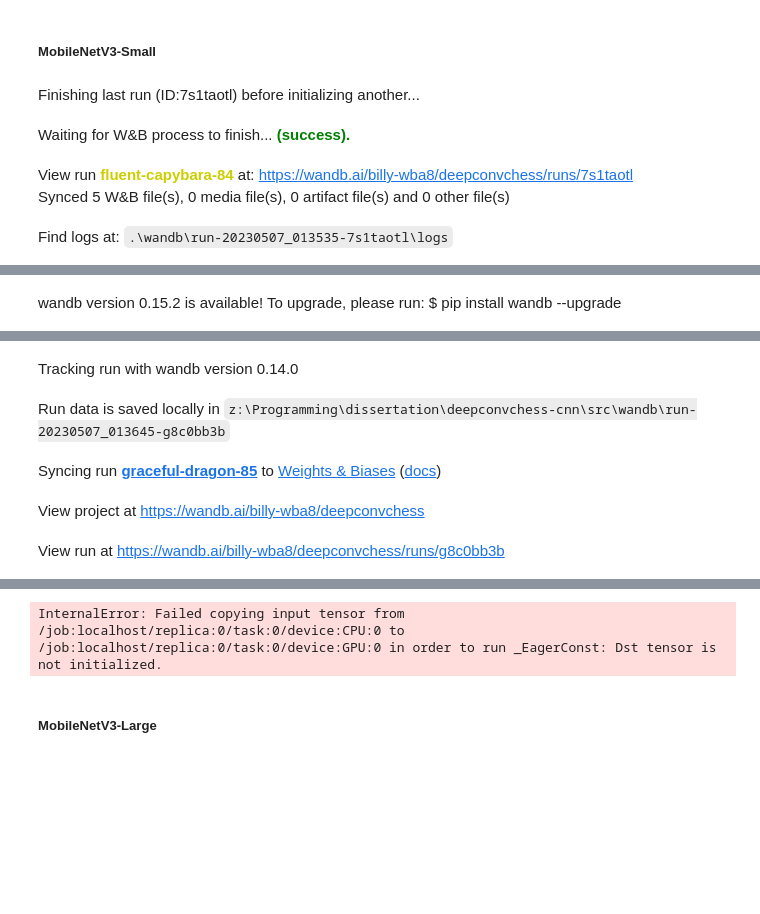
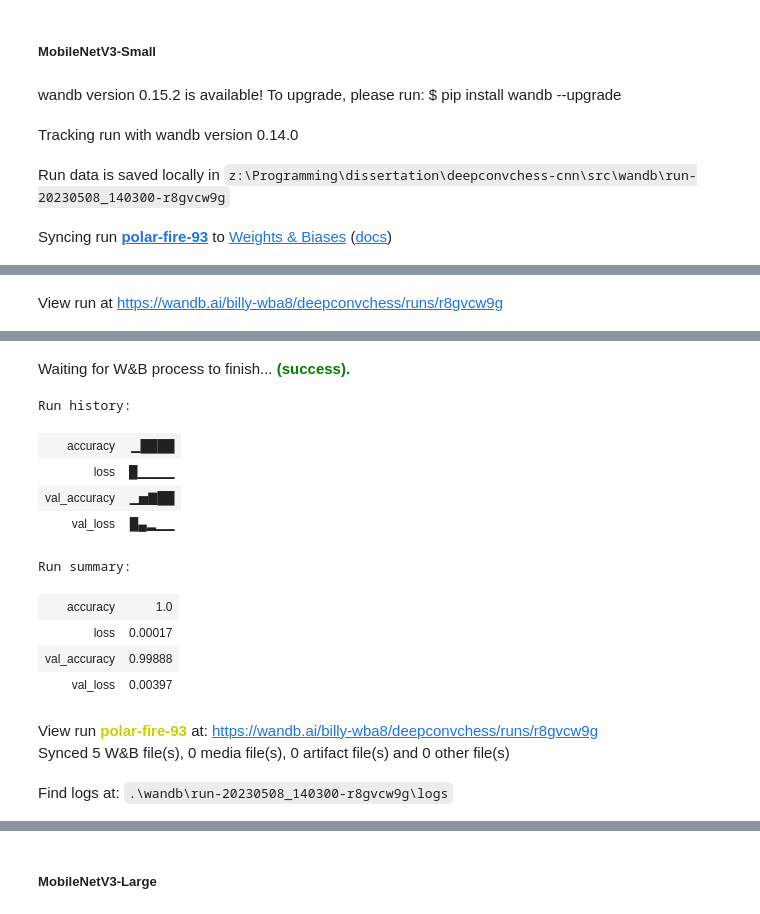
Before and after one commit to billywba/deepconvchess-cnn, a Jupyter notebook: src/main.ipynb, the cells around one changed output, grey strips where cells are left out. Cells and saved outputs as stored; diff of their text form; code cells hidden in the pictures; blank space fills up the shorter version.

```diff
--- a/src/main.ipynb
+++ b/src/main.ipynb
@@ -224,9 +399,6 @@ InternalError: Failed copying input tensor from /job:localhost/replica:0/task:0/
 ### MobileNet
 # %% [markdown]
 #### MobileNetV1
-# %%
-X_train = X_train[0:30000]
-y_train = y_train[0:30000]
 # %%
 # Start W&B Run
 wandb.init(
@@ -420,18 +594,18 @@ if config.optimizer == 'adam':
 model.compile(optimizer=optimizer, loss=config.loss, metrics=[config.metric])
 
 # Build Model
-history = model.fit(X_train,
-                    y_train,
-                    batch_size=config.batch_size,
-                    epochs=config.epochs,
-                    validation_data=(X_val, y_val),
-                    callbacks=[EpochLogCallback()])
+with tf.device('/GPU:0'):
+    history = model.fit(X_train,
+                        y_train,
+                        batch_size=config.batch_size,
+                        epochs=config.epochs,
+                        validation_data=(X_val, y_val),
+                        callbacks=[EpochLogCallback()])
 
 # Finish W&B Run
 wandb.finish()
 # %% [output]
-Finishing last run (ID:7s1taotl) before initializing another...
+wandb version 0.15.2 is available! To upgrade, please run: $ pip install wandb --upgrade
-Waiting for W&B process to finish... (success).
+Tracking run with wandb version 0.14.0
-View run fluent-capybara-84 at: https://wandb.ai/billy-wba8/deepconvchess/runs/7s1taotl
-Synced 5 W&B file(s), 0 media file(s), 0 artifact file(s) and 0 other file(s)
+Run data is saved locally in z:\Programming\dissertation\deepconvchess-cnn\src\wandb\run-20230508_140300-r8gvcw9g
-Find logs at: .\wandb\run-20230507_013535-7s1taotl\logs
+Syncing run polar-fire-93 to Weights & Biases (docs)
@@ -439 +613 @@ Successfully finished last run (ID:7s1taotl). Initializing new run:
-wandb version 0.15.2 is available! To upgrade, please run: $ pip install wandb --upgrade
+View run at https://wandb.ai/billy-wba8/deepconvchess/runs/r8gvcw9g
@@ -440,5 +625,14 @@ wandb version 0.15.2 is available! To upgrade, please run: $ pip install wandb -
-Tracking run with wandb version 0.14.0
+Waiting for W&B process to finish... (success).
+Run history:
+| accuracy | ▁████ |
+| loss | █▁▁▁▁ |
+| val_accuracy | ▁▅▇██ |
+| val_loss | █▄▂▁▁ |
+Run summary:
+| accuracy | 1.0 |
+| loss | 0.00017 |
+| val_accuracy | 0.99888 |
+| val_loss | 0.00397 |
-Run data is saved locally in z:\Programming\dissertation\deepconvchess-cnn\src\wandb\run-20230507_013645-g8c0bb3b
+View run polar-fire-93 at: https://wandb.ai/billy-wba8/deepconvchess/runs/r8gvcw9g
+Synced 5 W&B file(s), 0 media file(s), 0 artifact file(s) and 0 other file(s)
-Syncing run graceful-dragon-85 to Weights & Biases (docs)
+Find logs at: .\wandb\run-20230508_140300-r8gvcw9g\logs
-View project at https://wandb.ai/billy-wba8/deepconvchess
-View run at https://wandb.ai/billy-wba8/deepconvchess/runs/g8c0bb3b
@@ -446,4 +639,3 @@ WARNING:tensorflow:`input_shape` is undefined or non-square, or `rows` is not 22
-InternalError: Failed copying input tensor from /job:localhost/replica:0/task:0/device:CPU:0 to /job:localhost/replica:0/task:0/device:GPU:0 in order to run _EagerConst: Dst tensor is not initialized.
 # %% [markdown]
 ##### MobileNetV3-Large
 # %%
```
Also changed, not shown: parts of 13 cells of this notebook.
